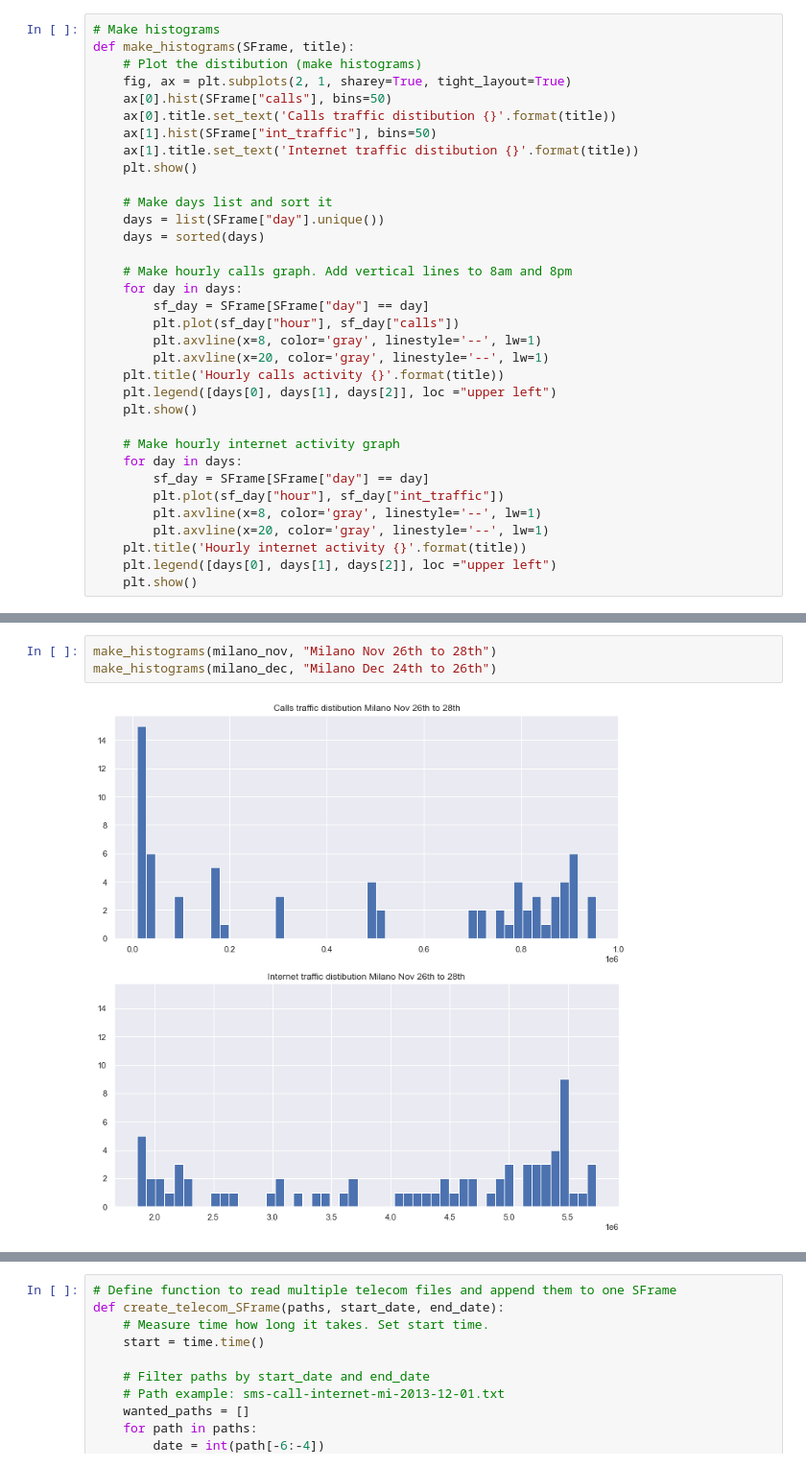
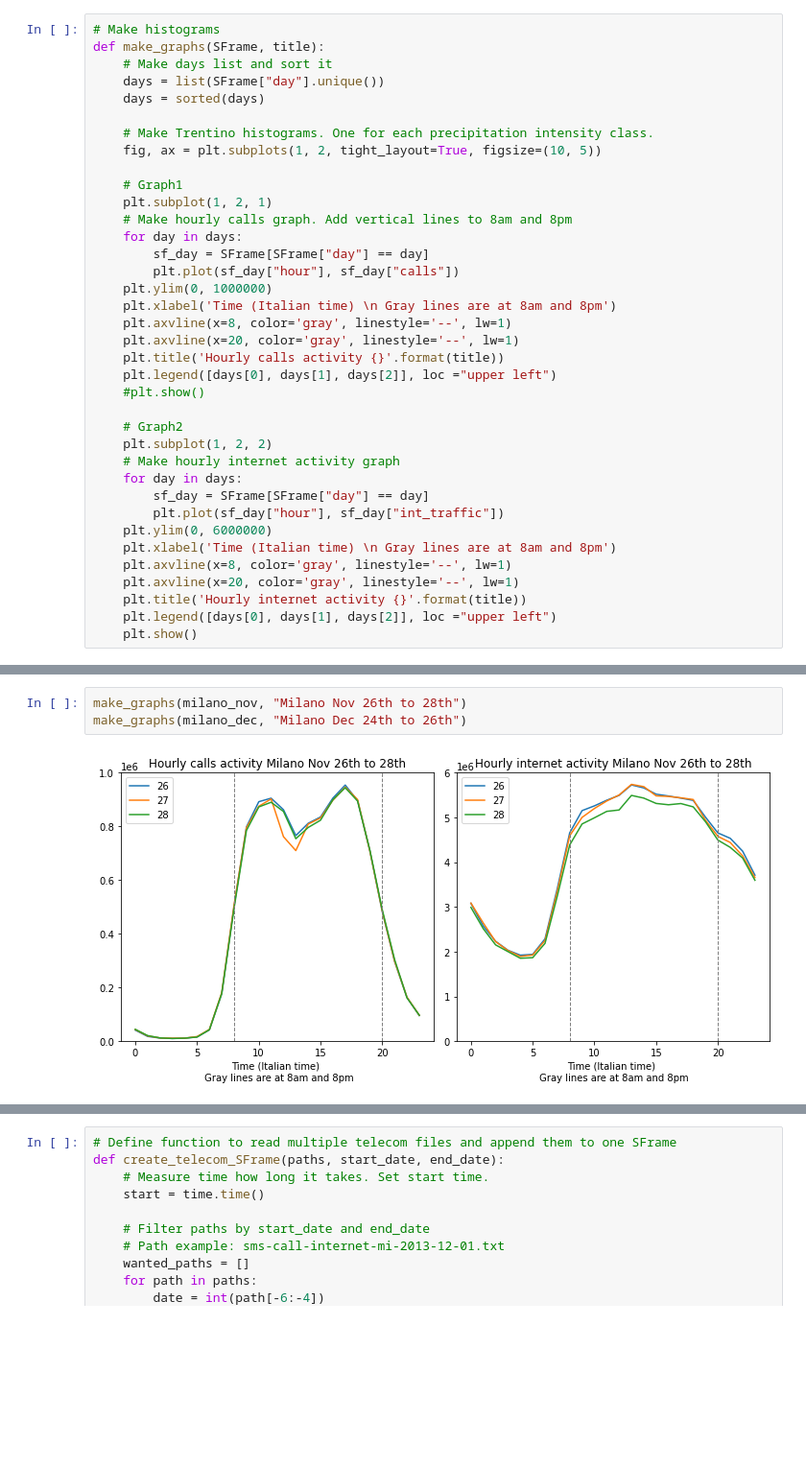
Before and after one commit to Saukkoriipi/DDI_Project, a Jupyter notebook: Project_main.ipynb, the cells around one changed output, grey strips where cells are left out. Shown at 96% size. Cells and saved outputs as stored; diff of their text form; blank space fills up the shorter version.

```diff
--- a/Project_main.ipynb
+++ b/Project_main.ipynb
@@ -357,34 +461,37 @@ Time to run function was 77 seconds
 # %%
 # Make histograms
-def make_histograms(SFrame, title):
-    # Plot the distibution (make histograms)
-    fig, ax = plt.subplots(2, 1, sharey=True, tight_layout=True)
-    ax[0].hist(SFrame["calls"], bins=50)
-    ax[0].title.set_text('Calls traffic distibution {}'.format(title))
-    ax[1].hist(SFrame["int_traffic"], bins=50)
-    ax[1].title.set_text('Internet traffic distibution {}'.format(title))
-    plt.show()
-
+def make_graphs(SFrame, title):
     # Make days list and sort it
     days = list(SFrame["day"].unique())
     days = sorted(days)
 
+    # Make Trentino histograms. One for each precipitation intensity class.
+    fig, ax = plt.subplots(1, 2, tight_layout=True, figsize=(10, 5))
+
+    # Graph1
+    plt.subplot(1, 2, 1)
     # Make hourly calls graph. Add vertical lines to 8am and 8pm
     for day in days:
         sf_day = SFrame[SFrame["day"] == day]
         plt.plot(sf_day["hour"], sf_day["calls"])
-        plt.axvline(x=8, color='gray', linestyle='--', lw=1)
-        plt.axvline(x=20, color='gray', linestyle='--', lw=1)
+    plt.ylim(0, 1000000)
+    plt.xlabel('Time (Italian time) \n Gray lines are at 8am and 8pm')
+    plt.axvline(x=8, color='gray', linestyle='--', lw=1)
+    plt.axvline(x=20, color='gray', linestyle='--', lw=1)
     plt.title('Hourly calls activity {}'.format(title))
     plt.legend([days[0], days[1], days[2]], loc ="upper left")
-    plt.show()
+    #plt.show()
 
+    # Graph2
+    plt.subplot(1, 2, 2)
     # Make hourly internet activity graph
     for day in days:
         sf_day = SFrame[SFrame["day"] == day]
         plt.plot(sf_day["hour"], sf_day["int_traffic"])
-        plt.axvline(x=8, color='gray', linestyle='--', lw=1)
-        plt.axvline(x=20, color='gray', linestyle='--', lw=1)
+    plt.ylim(0, 6000000)
+    plt.xlabel('Time (Italian time) \n Gray lines are at 8am and 8pm')
+    plt.axvline(x=8, color='gray', linestyle='--', lw=1)
+    plt.axvline(x=20, color='gray', linestyle='--', lw=1)
     plt.title('Hourly internet activity {}'.format(title))
     plt.legend([days[0], days[1], days[2]], loc ="upper left")
     plt.show()
@@ -391,5 +500,5 @@ def make_histograms(SFrame, title):
 # %%
-make_histograms(milano_nov, "Milano Nov 26th to 28th")
-make_histograms(milano_dec, "Milano Dec 24th to 26th")
+make_graphs(milano_nov, "Milano Nov 26th to 28th")
+make_graphs(milano_dec, "Milano Dec 24th to 26th")
 # %% [output]
-[figure, old version]
+[figure, new version]
```
Also changed, not shown: parts of 52 cells of this notebook.
